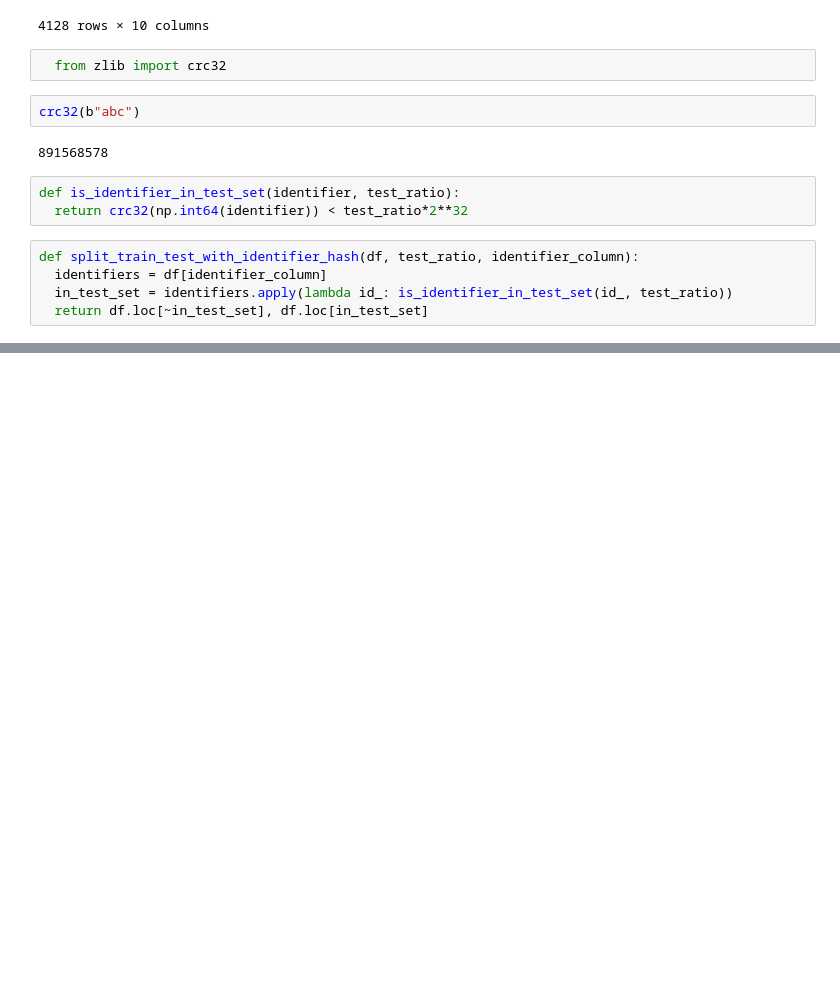
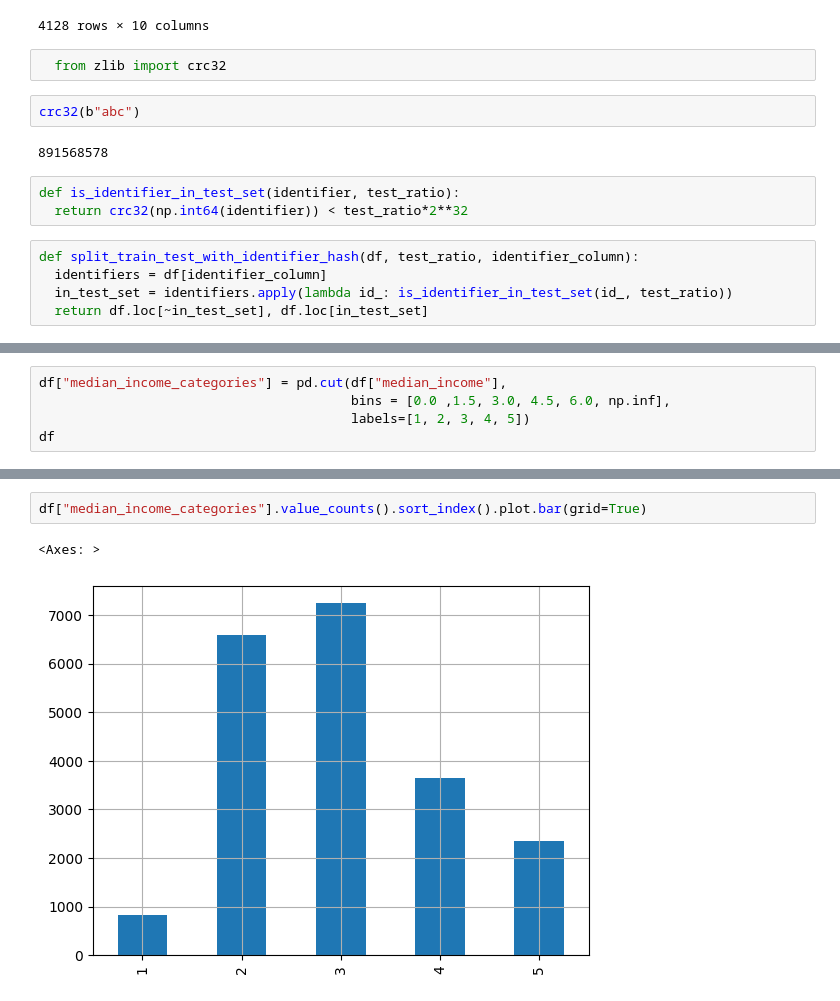
Before and after one commit to AryaSaboury/AryaSaboury, a Jupyter notebook: Untitled1.ipynb, the cells around one changed output, grey strips where cells are left out. Cells and saved outputs as stored; diff of their text form; blank space fills up the shorter version.

```diff
--- a/Untitled1.ipynb
+++ b/Untitled1.ipynb
@@ -126,0 +182,5 @@ def split_train_test_with_identifier_hash(df, test_ratio, identifier_column):
+# %%
+df["median_income_categories"] = pd.cut(df["median_income"],
+                                        bins = [0.0 ,1.5, 3.0, 4.5, 6.0, np.inf],
+                                        labels=[1, 2, 3, 4, 5])
+df
@@ -126,0 +201,5 @@ def split_train_test_with_identifier_hash(df, test_ratio, identifier_column):
+# %%
+df["median_income_categories"].value_counts().sort_index().plot.bar(grid=True)
+# %% [output]
+<Axes: >
+[figure, added]
```
Also changed, not shown: parts of 7 cells of this notebook.
